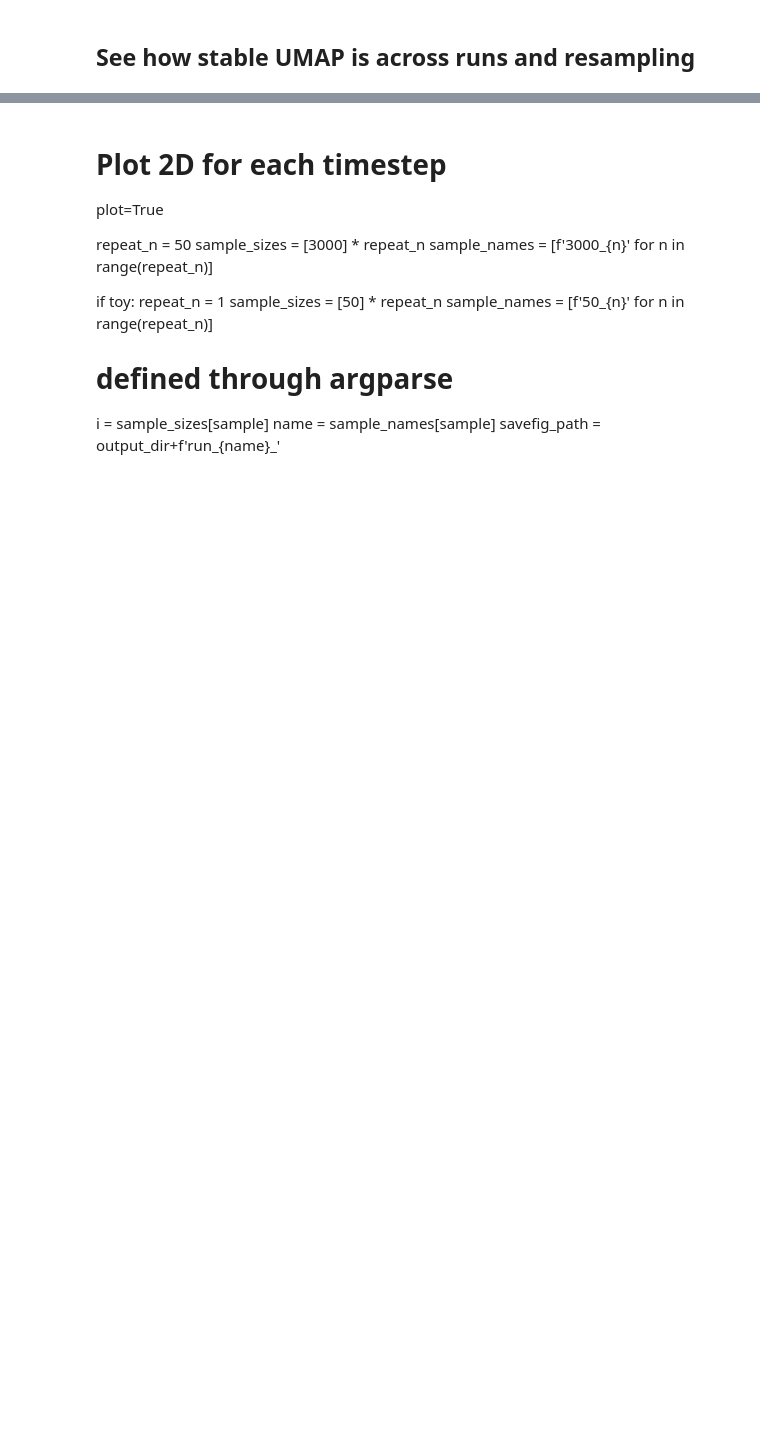
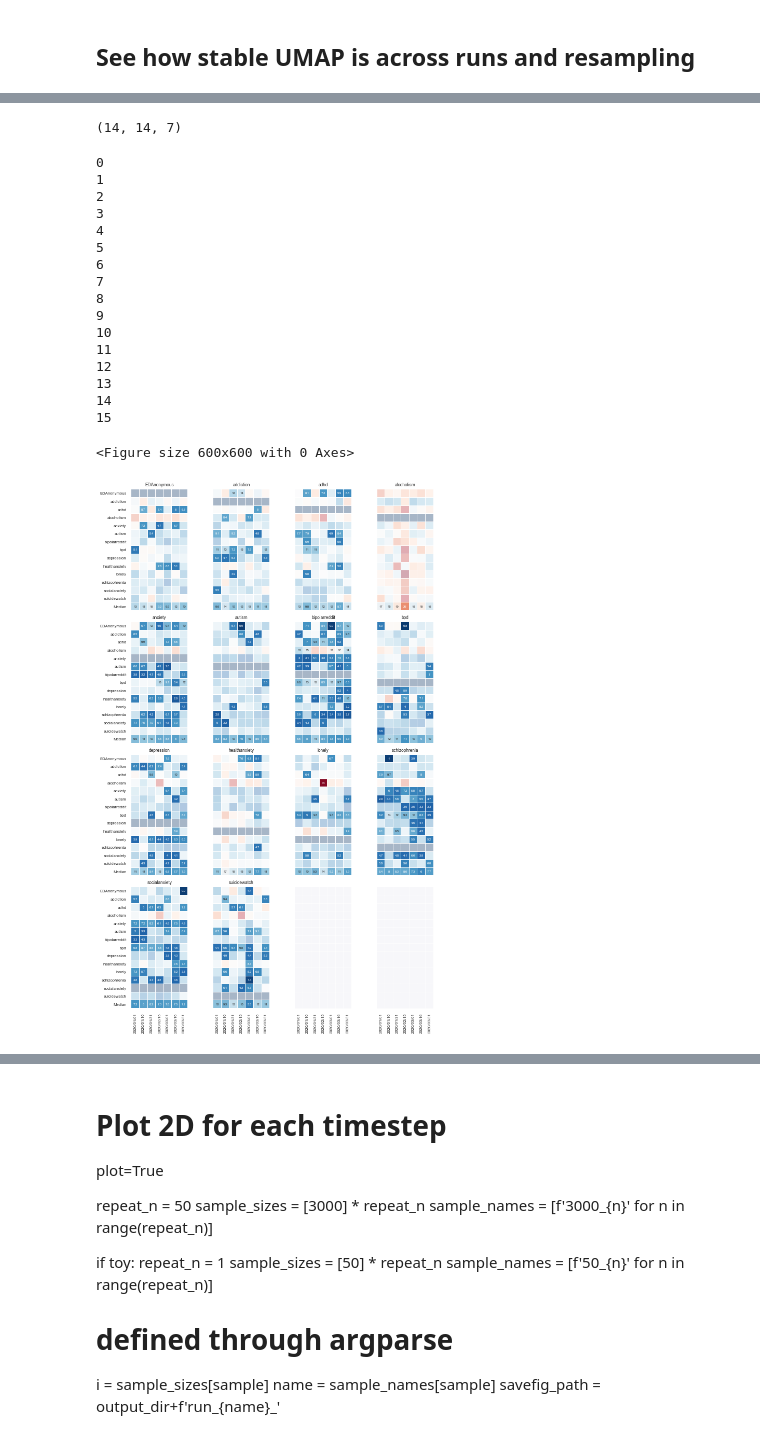
Before and after one commit to danielmlow/reddit, a Jupyter notebook: reddit_cluster.ipynb, the cells around one changed output, grey strips where cells are left out. Saved outputs shown, nothing was run; the diff lists cells and outputs as text; code cells hidden in the pictures; blank space fills up the shorter version.

```diff
--- a/reddit_cluster.ipynb
+++ b/reddit_cluster.ipynb
@@ -842,0 +1198,79 @@ for i, (X_i, y_i) in enumerate(zip(X[:run_Ntimesteps],y[:run_Ntimesteps])):
+# %%
+percentile_3D_by_subreddit.shape
+# %% [output]
+(14, 14, 7)
+# %%
+
+percentile_non_outliers = (percentile_3D_by_subreddit < 95) & (percentile_3D_by_subreddit > 5)
+# %%
+
+cmap = plt.get_cmap("RdBu_r")
+cmap.set_bad(color='white', alpha=0.65)
+
+# def plot_timestep_heatmaps(df, output_filename):
+sns.set(font_scale=0.7)
+fontsize = 6
+dpi=100
+savefig  =True
+plt.figure(dpi= dpi, facecolor='w', edgecolor='k')
+f, axes = plt.subplots(4, 4, sharex=True, sharey=True, figsize=(10,15),)
+axes = [n for i in axes for n in i]
+
+median_percentiles ={}
+
+for i, ax in enumerate(axes):
+    print(i)
+    if i in [14,15]:
+        df = np.ones((14,7))
+        df = pd.DataFrame(df, columns=timesteps, index =subreddits)
+        df.loc['Median'] = np.ones(7)
+
+        hm = sns.heatmap(df, annot=False, cbar=False,cmap = 'RdBu_r',mask = np.ones(df.shape), square=True, ax=ax, annot_kws={"fontsize":fontsize})
+        bottom, top = hm.get_ylim()
+        hm.set_ylim(bottom + 0.5, top - 0.5)
+        ax.set(adjustable='box', aspect='equal')
+    else:
+        sr = subreddits[i]
+        df = pd.DataFrame(distance_3D_by_subreddit[i], columns = timesteps, index=subreddits)
+        df = pd.DataFrame(df, columns=timesteps, index =subreddits)
+        df.loc['Median'] = df.median()
+        median_percentiles[sr] = np.array(df.median())
+
+        # outliers
+        df_outliers = percentile_non_outliers[i]
+        df_outliers = np.concatenate([df_outliers, [np.zeros(df.shape[1])]],axis=0)
+
+
+        sns.heatmap(df.round(1), cbar=False,cmap = cmap, square=True, ax=ax,
+                         vmin=0, vmax=35,linewidths=0)
+        hm = sns.heatmap(df.round(1), annot=True, cbar=False,cmap = cmap,mask =df_outliers, square=True, ax=ax,
+                         annot_kws={"fontsize":fontsize},vmin=0, vmax=35,linewidths=0.01)
+        bottom, top = hm.get_ylim()
+        hm.set_ylim(bottom + 0.5, top - 0.5)
+        ax.title.set_text(sr)
+        ax.set(adjustable='box', aspect='equal')
+
+
+
+plt.tight_layout()
+if savefig:
+    plt.savefig(output_dir+f'/distances_all.png', dpi=400)
+# %% [output]
+0
+1
+2
+3
+4
+5
+6
+7
+8
+9
+10
+11
+12
+13
+14
+15
+<Figure size 600x600 with 0 Axes>
+[figure, added]
```
Also changed, not shown: parts of 99 cells of this notebook, 8 other files.
